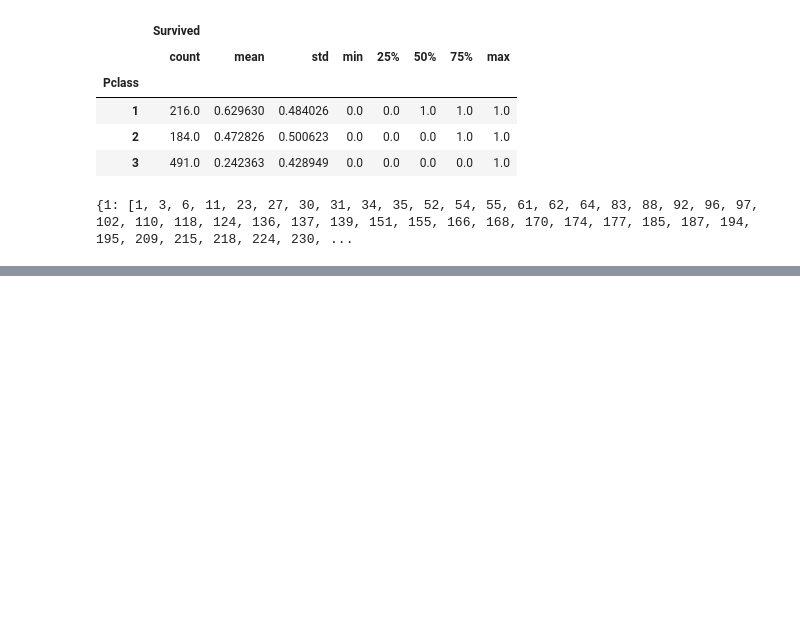
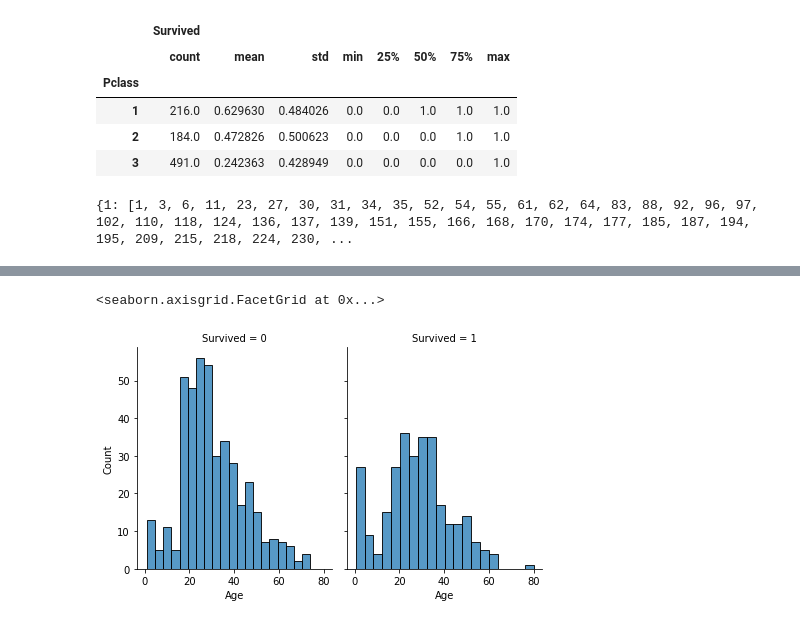
Before and after one commit to fasthill/My-gist, a Jupyter notebook: eda-plot/Titanic_analysis.ipynb, the cells around one changed output, grey strips where cells are left out. Cells and saved outputs as stored; diff of their text form; code cells hidden in the pictures; blank space fills up the shorter version.

```diff
--- a/eda-plot/Titanic_analysis.ipynb
+++ b/eda-plot/Titanic_analysis.ipynb
@@ -303,0 +329,6 @@ train_df[['Pclass', 'Survived']].groupby(['Pclass']).groups
+# %%
+g = sns.FacetGrid(train_df, col='Survived', height=4, aspect=0.8)  # train_df에서 Survived column을 세로축으로 지정
+g.map(sns.histplot, 'Age', bins=20) # # train_df에서 Age column을 가로축으로 지정
+# %% [output]
+<seaborn.axisgrid.FacetGrid at 0x...>
+[figure, added]
```
Also changed, not shown: parts of 6 cells of this notebook.
